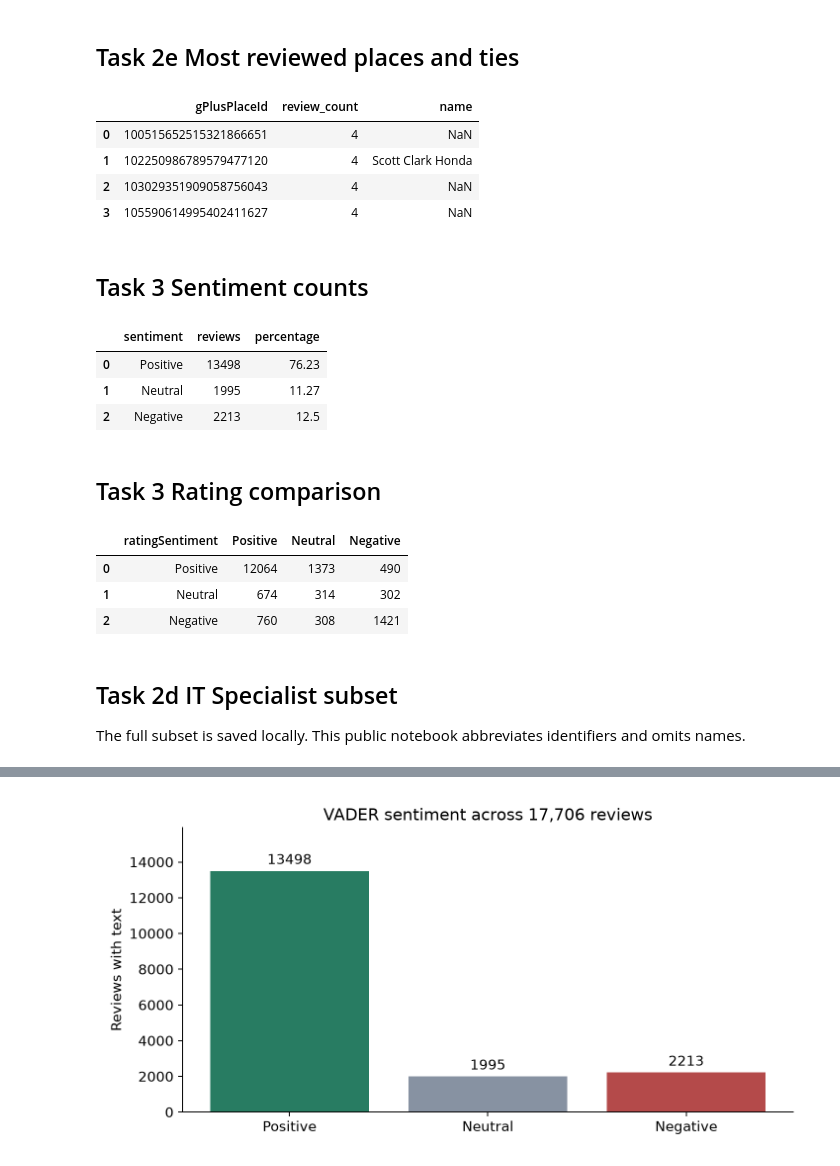
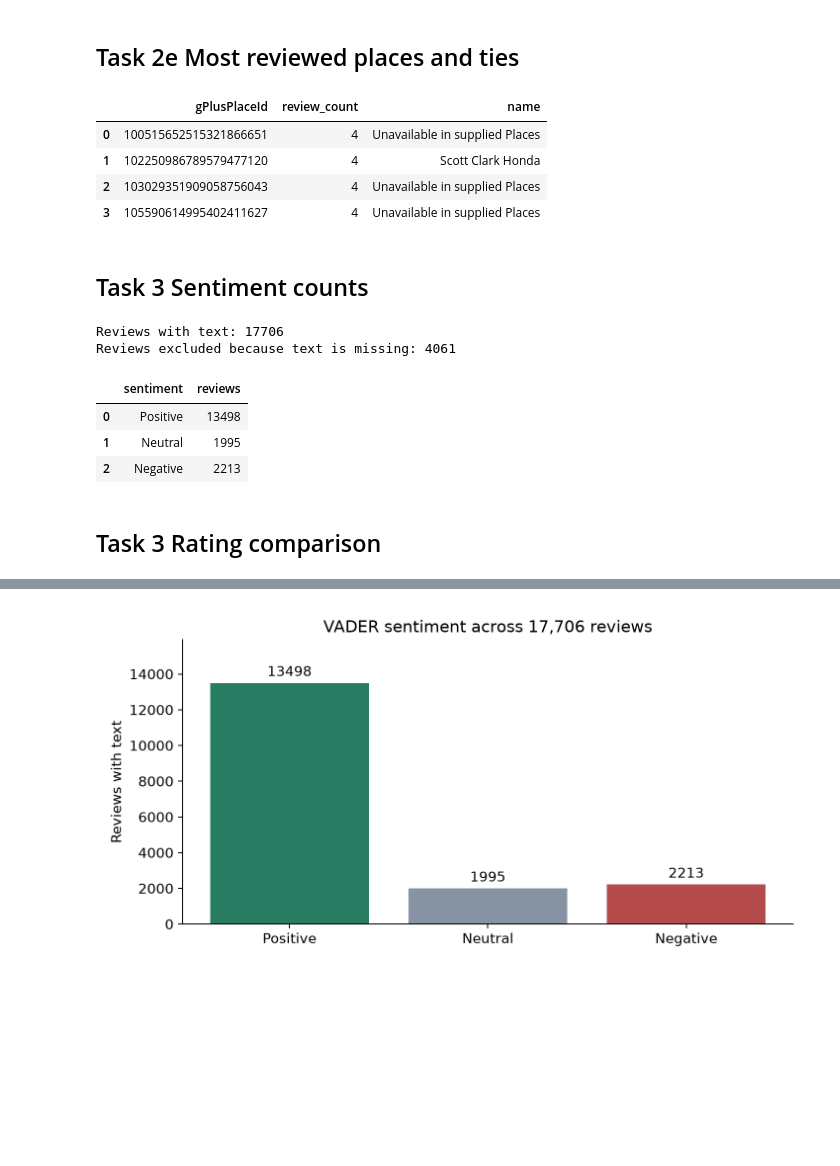
Before and after one commit to kondwaniphiri/google_data_analysis_assignment, a Jupyter notebook: google_local_analysis.ipynb, the cells around one changed output, grey strips where cells are left out. Drawn from its saved outputs; the diff is of its cells as text; code cells hidden in the pictures; blank space fills up the shorter version.

```diff
--- a/google_local_analysis.ipynb
+++ b/google_local_analysis.ipynb
@@ -66,0 +69,15 @@ display(pd.read_csv(OUT/"spelling_changes.csv").head(15))
+# %%
+from pprint import pformat
+from analysis import load_table, expand_contractions, TOKENIZER
+places = load_table("Place.csv")
+reviews = load_table("reviews.csv")
+users = load_table("users.csv")
+text = pd.read_json("data/processed/review_text.jsonl", lines=True,
+                    dtype={"gPlusPlaceId": str, "gPlusUserId": str})
+examples = text[(text.normalizedText.str.len() < 90) &
+                (text.normalizedText != text.expandedText)].head(2)
+for value in examples.normalizedText:
+    expanded = expand_contractions(value)
+    print("Original:", value)
+    print("Expanded:", expanded)
+    print("Tokens:", pformat(TOKENIZER.tokenize(expanded), width=100), "\n")
@@ -76,0 +104,4 @@ display(pd.read_csv(OUT/"task2a_places_over_three.csv", dtype=str))
+# %%
+review_counts = reviews.groupby("gPlusPlaceId").size().reset_index(name="review_count")
+more_than_three = review_counts[review_counts.review_count > 3]
+display(more_than_three.sort_values("gPlusPlaceId"))
@@ -108,31 +173,36 @@ display(pd.read_csv(OUT/"task2c_top_twenty_phrases.csv", dtype=str))
 # %% [markdown]
 ## Task 2e Most reviewed places and ties
-# %%
-display(pd.read_csv(OUT/"task2e_most_reviewed.csv", dtype=str))
-# %% [output]
-|  | gPlusPlaceId | review_count | name |
-| 0 | 100515652515321866651 | 4 | NaN |
-| 1 | 102250986789579477120 | 4 | Scott Clark Honda |
-| 2 | 103029351909058756043 | 4 | NaN |
-| 3 | 105590614995402411627 | 4 | NaN |
+# %%
+maximum = review_counts.review_count.max()
+winners = review_counts[review_counts.review_count == maximum]
+winners = winners.merge(places[["gPlusPlaceId", "name"]],
+                        on="gPlusPlaceId", how="left", validate="one_to_one")
+winners["name"] = winners["name"].fillna("Unavailable in supplied Places")
+display(winners)
+# %% [output]
+|  | gPlusPlaceId | review_count | name |
+| 0 | 100515652515321866651 | 4 | Unavailable in supplied Places |
+| 1 | 102250986789579477120 | 4 | Scott Clark Honda |
+| 2 | 103029351909058756043 | 4 | Unavailable in supplied Places |
+| 3 | 105590614995402411627 | 4 | Unavailable in supplied Places |
 # %% [markdown]
 ## Task 3 Sentiment counts
-# %%
-display(pd.read_csv(OUT/"task3_sentiment.csv", dtype=str))
-# %% [output]
-|  | sentiment | reviews | percentage |
-| 0 | Positive | 13498 | 76.23 |
-| 1 | Neutral | 1995 | 11.27 |
-| 2 | Negative | 2213 | 12.5 |
+# %%
+from nltk.sentiment import SentimentIntensityAnalyzer
+from analysis import sentiment_label
+sia = SentimentIntensityAnalyzer()
+text["compound"] = text.normalizedText.map(lambda value: sia.polarity_scores(value)["compound"])
+text["sentiment"] = text.compound.map(sentiment_label)
+sentiment_counts = text.sentiment.value_counts().reindex(["Positive", "Neutral", "Negative"])
+print("Reviews with text:", len(text))
+print("Reviews excluded because text is missing:", len(reviews) - len(text))
+display(sentiment_counts.rename_axis("sentiment").reset_index(name="reviews"))
+# %% [output]
+Reviews with text: 17706
+Reviews excluded because text is missing: 4061
+|  | sentiment | reviews |
+| 0 | Positive | 13498 |
+| 1 | Neutral | 1995 |
+| 2 | Negative | 2213 |
 # %% [markdown]
 ## Task 3 Rating comparison
-# %%
-display(pd.read_csv(OUT/"task3_rating_comparison.csv", dtype=str))
-# %% [output]
-|  | ratingSentiment | Positive | Neutral | Negative |
-| 0 | Positive | 12064 | 1373 | 490 |
-| 1 | Neutral | 674 | 314 | 302 |
-| 2 | Negative | 760 | 308 | 1421 |
-# %% [markdown]
-## Task 2d IT Specialist subset
-The full subset is saved locally. This public notebook abbreviates identifiers and omits names.
```
Also changed, not shown: parts of 12 cells of this notebook, 15 other files.
